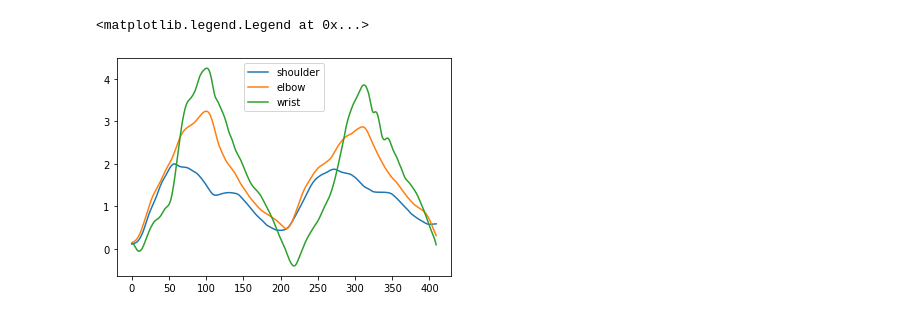
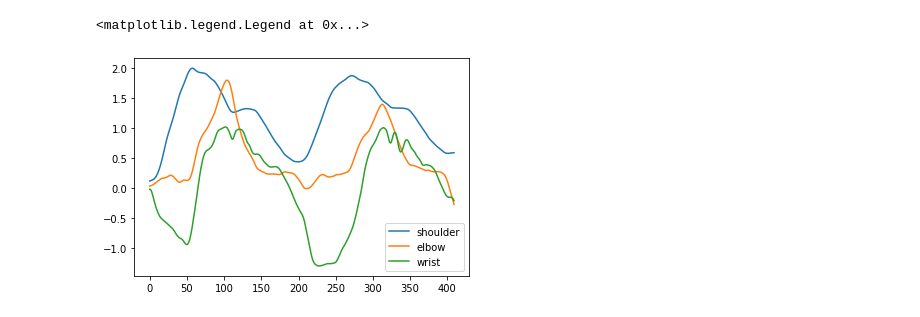
Before and after one commit to TianshuangQiu/Expressive-MP, a Jupyter notebook: json_extraction.ipynb, the cells around one changed output. Saved outputs shown, nothing was run; the diff lists cells and outputs as text; code cells hidden in the pictures.

```diff
--- a/json_extraction.ipynb
+++ b/json_extraction.ipynb
@@ -84,12 +84,12 @@ data = smoothed_thetas[:, 150:560] - np.pi / 2
 t = np.arange(len(data[0])) / 25
 # %%
 plt.plot(np.arange(len(data[0])), data[0], label="shoulder")
-plt.plot(np.arange(len(data[0])), data[1], label="elbow")
-plt.plot(np.arange(len(data[0])), data[2], label="wrist")
+plt.plot(np.arange(len(data[0])), data[1] - data[0], label="elbow")
+plt.plot(np.arange(len(data[0])), data[2] - data[1], label="wrist")
 plt.legend()
 # %% [output]
 <matplotlib.legend.Legend at 0x...>
-[figure, old version]
+[figure, new version]
 # %%
 output = np.vstack([t,
                     np.zeros_like(t),
```
Also changed, not shown: parts of 1 cell of this notebook, 1 other file.
